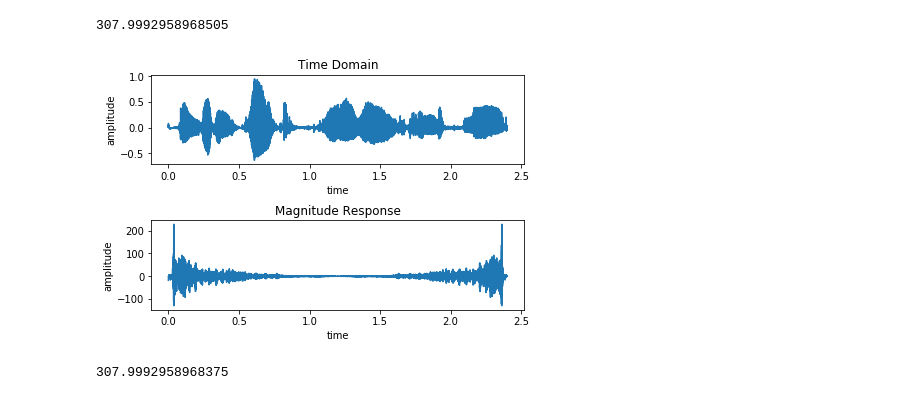
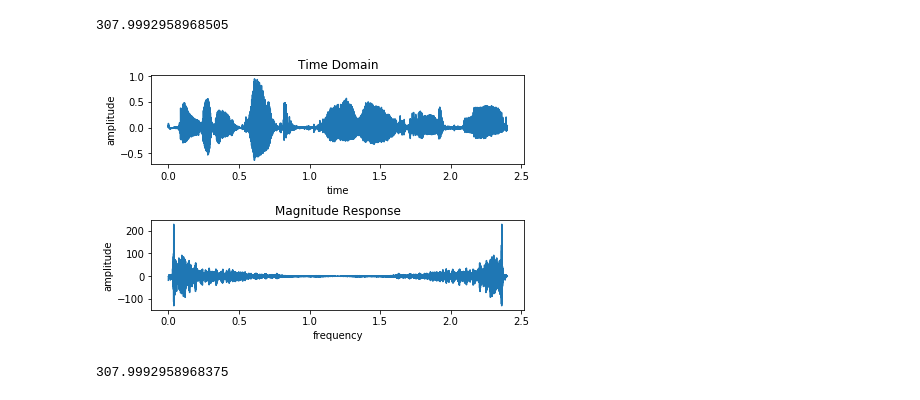
Before and after one commit to rushabhdharia/DeepLearningSpeechProcessing, a Jupyter notebook: HW2/q4.ipynb, the cells around one changed output. Drawn from its saved outputs; the diff is of its cells as text; code cells hidden in the pictures.

```diff
--- a/HW2/q4.ipynb
+++ b/HW2/q4.ipynb
@@ -19,19 +19,19 @@ X = np.dot(M,x)
 # %%
 fig, axs = plt.subplots(2, 1, constrained_layout = 2)
 t = np.arange(0, len(signal)/fs, 1/fs)
 axs[0].plot(t, signal)
 axs[0].set_title('Time Domain')
 axs[0].set_xlabel('time')
 axs[0].set_ylabel('amplitude')
 
 axs[1].plot(t, X)
 axs[1].set_title('Magnitude Response')
-axs[1].set_xlabel('time')
+axs[1].set_xlabel('frequency')
 axs[1].set_ylabel('amplitude')
 
 plt.show()
 # %% [output]
-[figure, old version]
+[figure, new version]
 # %%
 np.sum(np.square(np.abs(X)))/len(signal)
 # %% [output]
```
Also changed, not shown: 1 other file.
